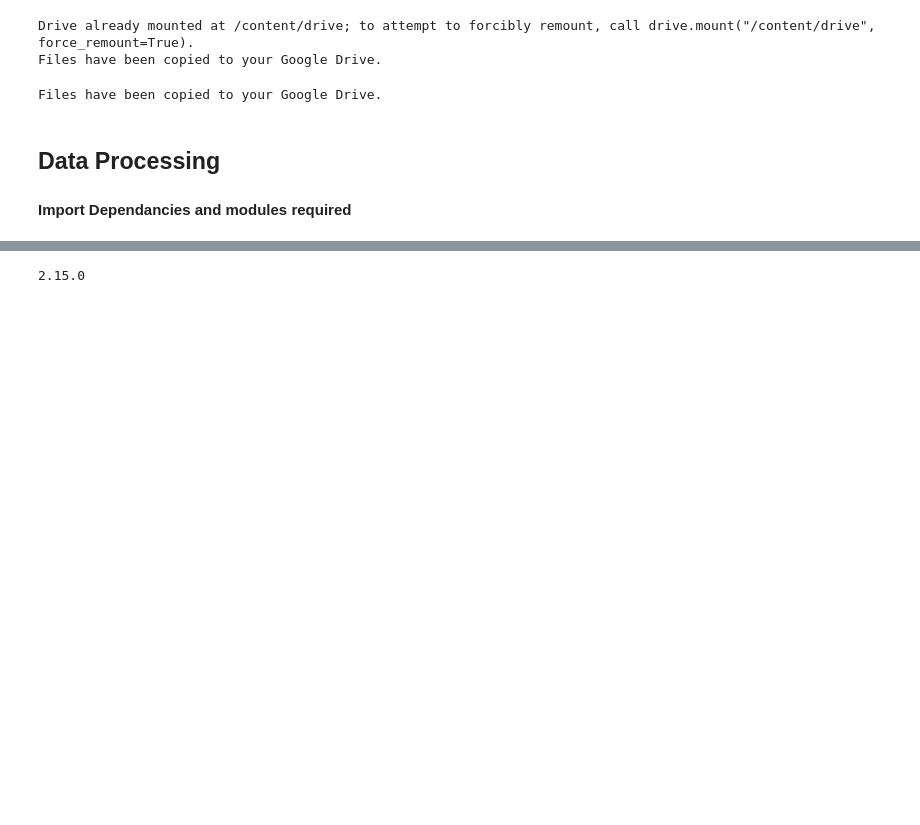
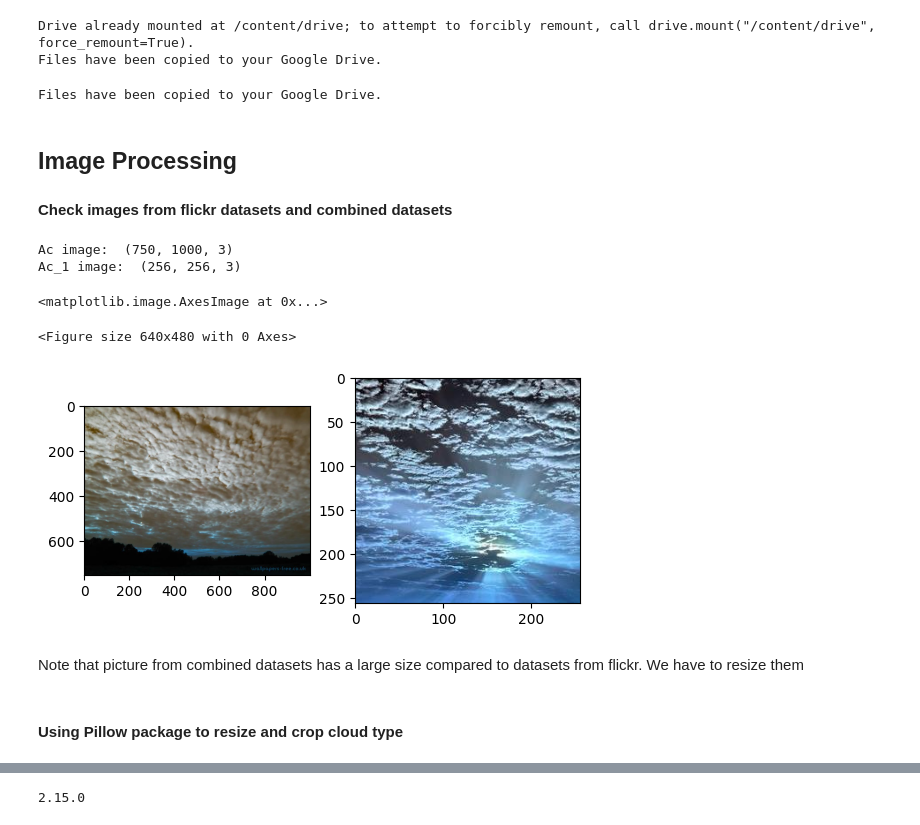
Before and after one commit to satria-mitra/CASA0018-Cloud-Classification, a Jupyter notebook: Projects/Final_Project/CASA0018_cloud_classification.ipynb, the cells around one changed output, grey strips where cells are left out. Cells and saved outputs as stored; diff of their text form; code cells hidden in the pictures; blank space fills up the shorter version.

Commit message:
Resized image from combined datasets

```diff
--- a/Projects/Final_Project/CASA0018_cloud_classification.ipynb
+++ b/Projects/Final_Project/CASA0018_cloud_classification.ipynb
@@ -271,6 +273,35 @@ combined_destination_directory = '/content/drive/MyDrive/Kuliah/UCL/Projects/CAS
 print("Files have been copied to your Google Drive.")
 # %% [output]
 Files have been copied to your Google Drive.
-# %% [markdown]
-## **Data Processing**
-#### Import Dependancies and modules required
+# %% [markdown]
+## **Image Processing**
+#### Check images from flickr datasets and combined datasets
+# %%
+import cv2
+from google.colab.patches import cv2_imshow
+import matplotlib.pyplot as plt
+
+os.chdir('/content')
+
+plt.figure()
+f, axarr = plt.subplots(1,2)
+
+## Check Cloud Images from Combined datasets##
+img_ac = cv2.imread("/content/combined_datasets/Ac/04659e43-bb53-49bc-a53c-b1b089a65a71.jpg")
+print("Ac image: ", img_ac.shape)
+axarr[0].imshow(img_ac)
+
+## Check Cloud Images from Combined datasets##
+img_ac_1 = cv2.imread("/content/flickr_datasets/Ac/Altocumulus-019e85ea2430a9610d53cdf15465e25fab84d5dbe3e3083374ef268b827d229a.jpg")
+print("Ac_1 image: ", img_ac_1.shape)
+axarr[1].imshow(img_ac_1)
+# %% [output]
+Ac image:  (750, 1000, 3)
+Ac_1 image:  (256, 256, 3)
+<matplotlib.image.AxesImage at 0x...>
+<Figure size 640x480 with 0 Axes>
+[figure, added]
+# %% [markdown]
+Note that picture from combined datasets has a large size compared to datasets from flickr. We have to resize them
+# %% [markdown]
+#### Using Pillow package to resize and crop cloud type
```
Also changed, not shown: parts of 6 cells of this notebook.
